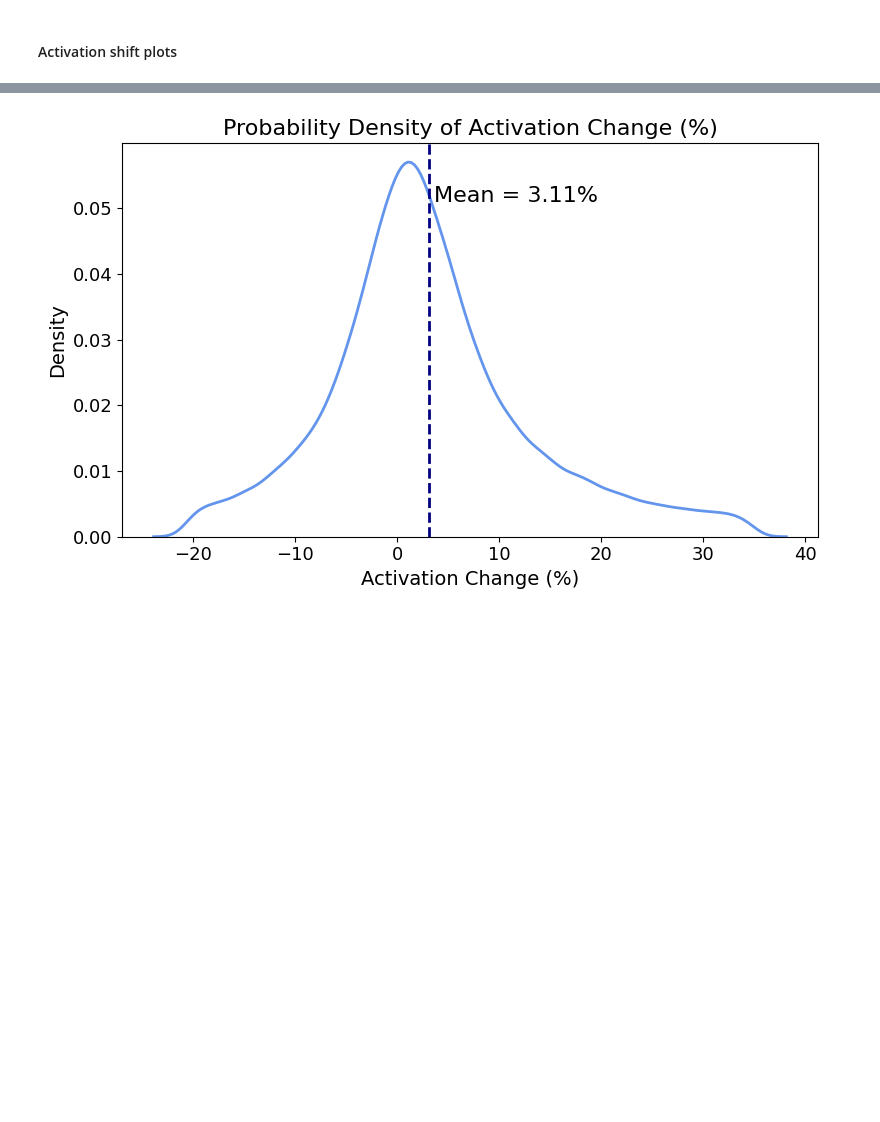
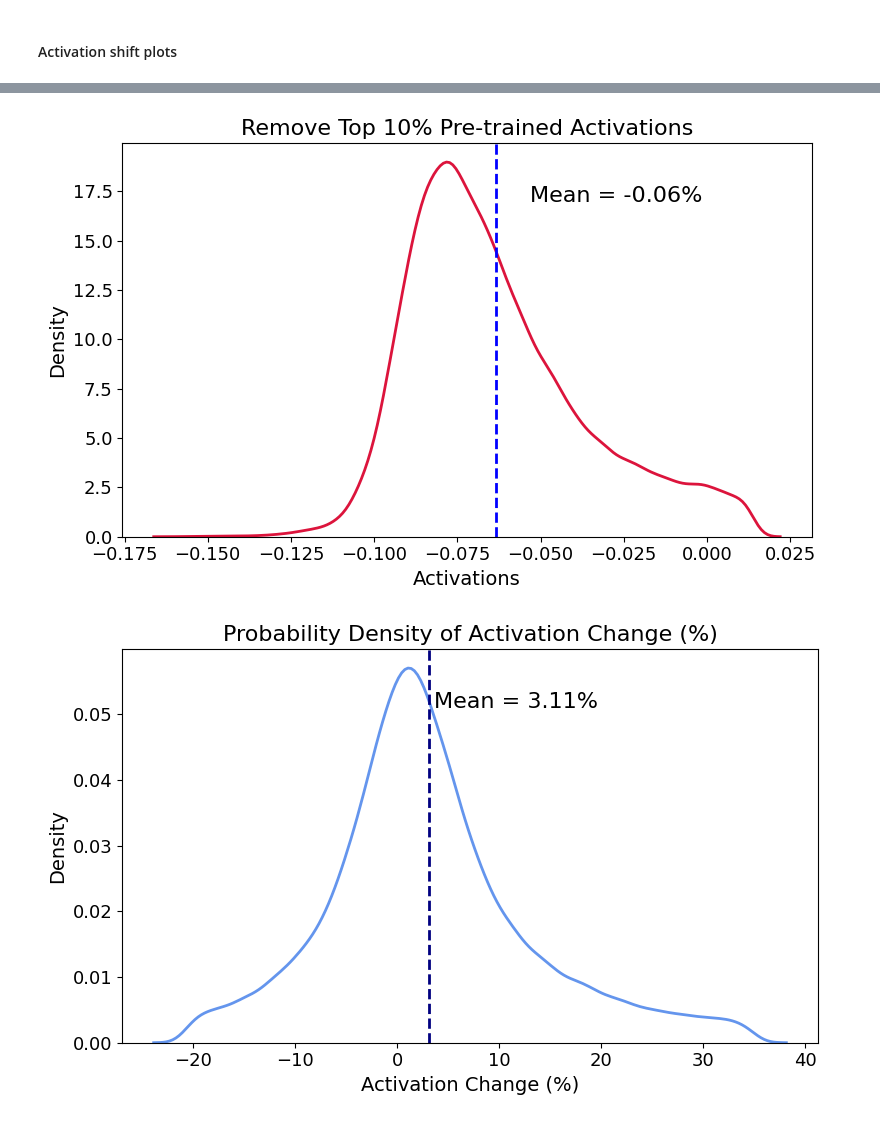
Before and after one commit to PamelaBha/MIB, a Jupyter notebook: toxicity/graphs/contribution_plot_gpt2.ipynb, the cells around one changed output, grey strips where cells are left out. Cells and saved outputs as stored; diff of their text form; code cells hidden in the pictures; blank space fills up the shorter version.

```diff
--- a/toxicity/graphs/contribution_plot_gpt2.ipynb
+++ b/toxicity/graphs/contribution_plot_gpt2.ipynb
@@ -89,3 +112,26 @@ Percentage of rows with positive projection_diff: 58.49%
+# %%
+# Remove top 10% activations
+top_10_thresh = pt_act.quantile(0.90)
+bottom_90_acts = pt_act[pt_act < top_10_thresh]
+
+plt.figure(figsize=(8, 5))
+sns.kdeplot(bottom_90_acts, fill=False, color='crimson', linewidth=2)
+
+top_mean = bottom_90_acts.mean()
+plt.axvline(top_mean, color='blue', linestyle='--', linewidth=2)
+plt.text(top_mean + 0.01, plt.ylim()[1] * 0.85,
+         f'Mean = {top_mean:.2f}%', color='black', fontsize=16)
+
+plt.title('Remove Top 10% Pre-trained Activations', fontsize=16)
+plt.xlabel('Activations', fontsize=14)
+plt.ylabel('Density', fontsize=14)
+plt.xticks(fontsize=13)
+plt.yticks(fontsize=13)
+plt.grid(False)
+plt.tight_layout()
+plt.show()
+# %% [output]
+[figure, added]
 # %%
 df = df[df['pt_activation_value'] != 0]
 avg_activation_change = df['activation_diff'] / df['pt_activation_value']
```
Also changed, not shown: parts of 1 cell of this notebook, 10 other files.
